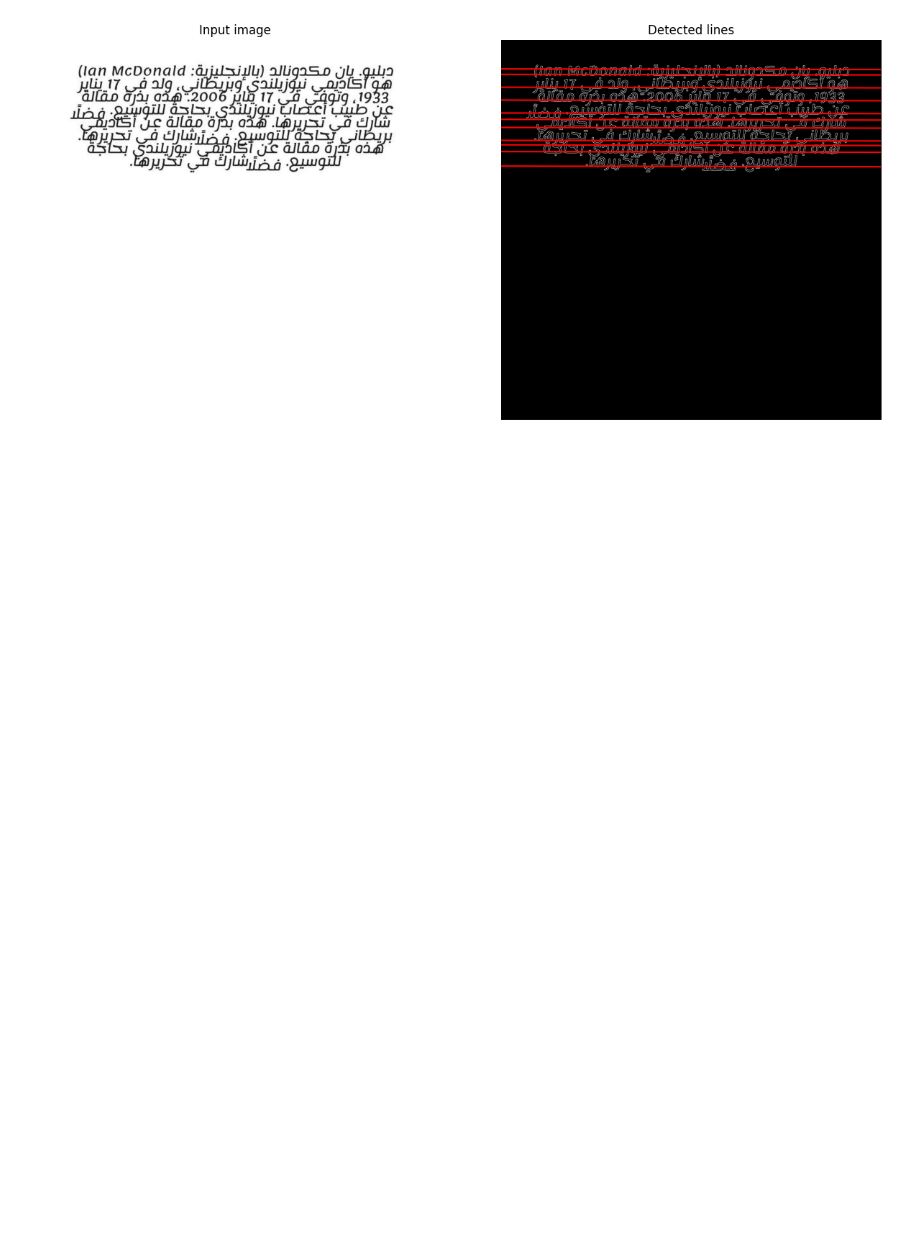
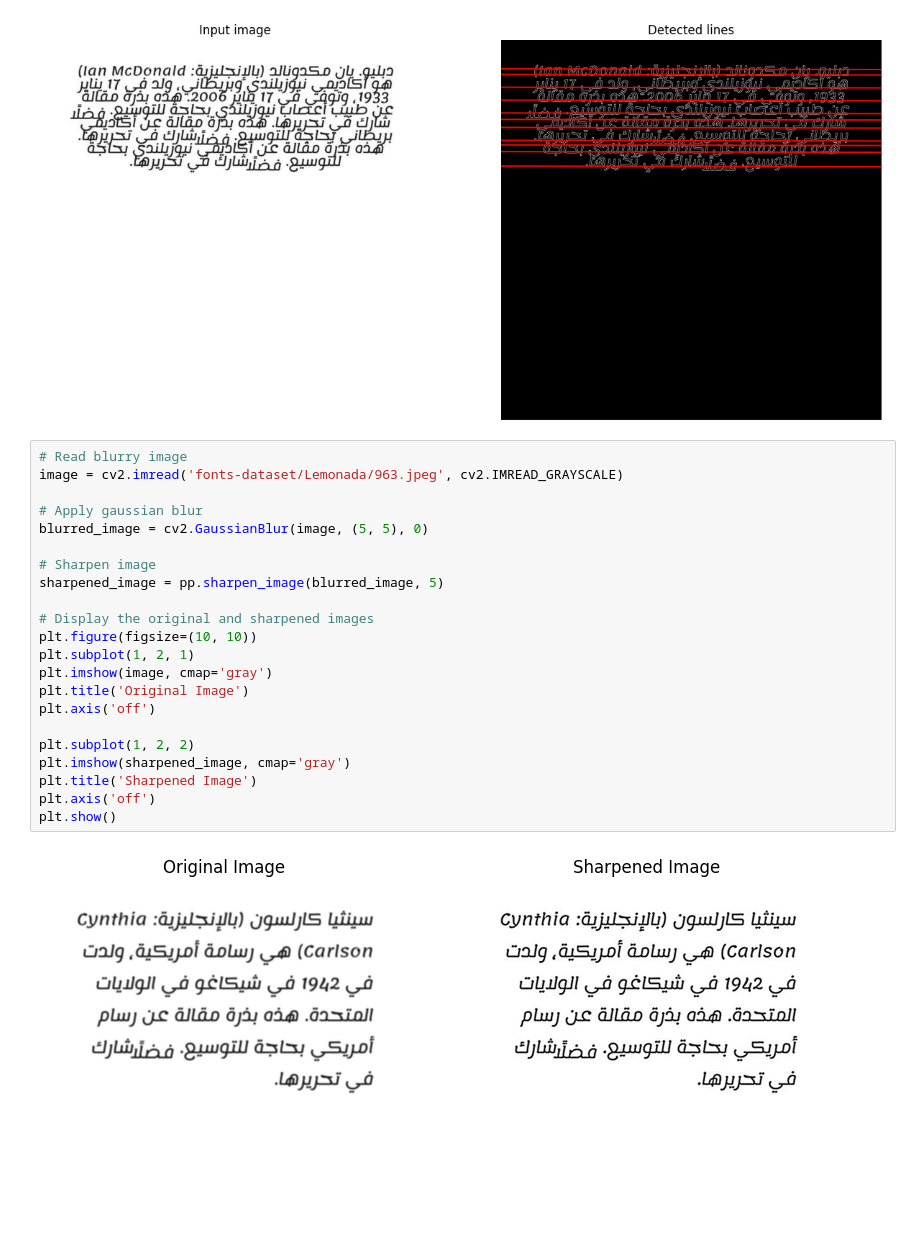
Before and after one commit to ahmedr2001/Arabic-Font-Classification, a Jupyter notebook: test.ipynb, the cells around one changed output. Cells and saved outputs as stored; diff of their text form; blank space fills up the shorter version.

Commit message:
added sharpen_image

```diff
--- a/test.ipynb
+++ b/test.ipynb
@@ -462,3 +465,27 @@ ax[1].set_title('Detected lines')
 247.57445669424644 249.63569263381322
 Text(0.5, 1.0, 'Detected lines')
 [figure]
+# %%
+# Read blurry image
+image = cv2.imread('fonts-dataset/Lemonada/963.jpeg', cv2.IMREAD_GRAYSCALE)
+
+# Apply gaussian blur
+blurred_image = cv2.GaussianBlur(image, (5, 5), 0)
+
+# Sharpen image
+sharpened_image = pp.sharpen_image(blurred_image, 5)
+
+# Display the original and sharpened images
+plt.figure(figsize=(10, 10))
+plt.subplot(1, 2, 1)
+plt.imshow(image, cmap='gray')
+plt.title('Original Image')
+plt.axis('off')
+
+plt.subplot(1, 2, 2)
+plt.imshow(sharpened_image, cmap='gray')
+plt.title('Sharpened Image')
+plt.axis('off')
+plt.show()
+# %% [output]
+[figure, added]
```
Also changed, not shown: parts of 2 cells of this notebook, 2 other files.
